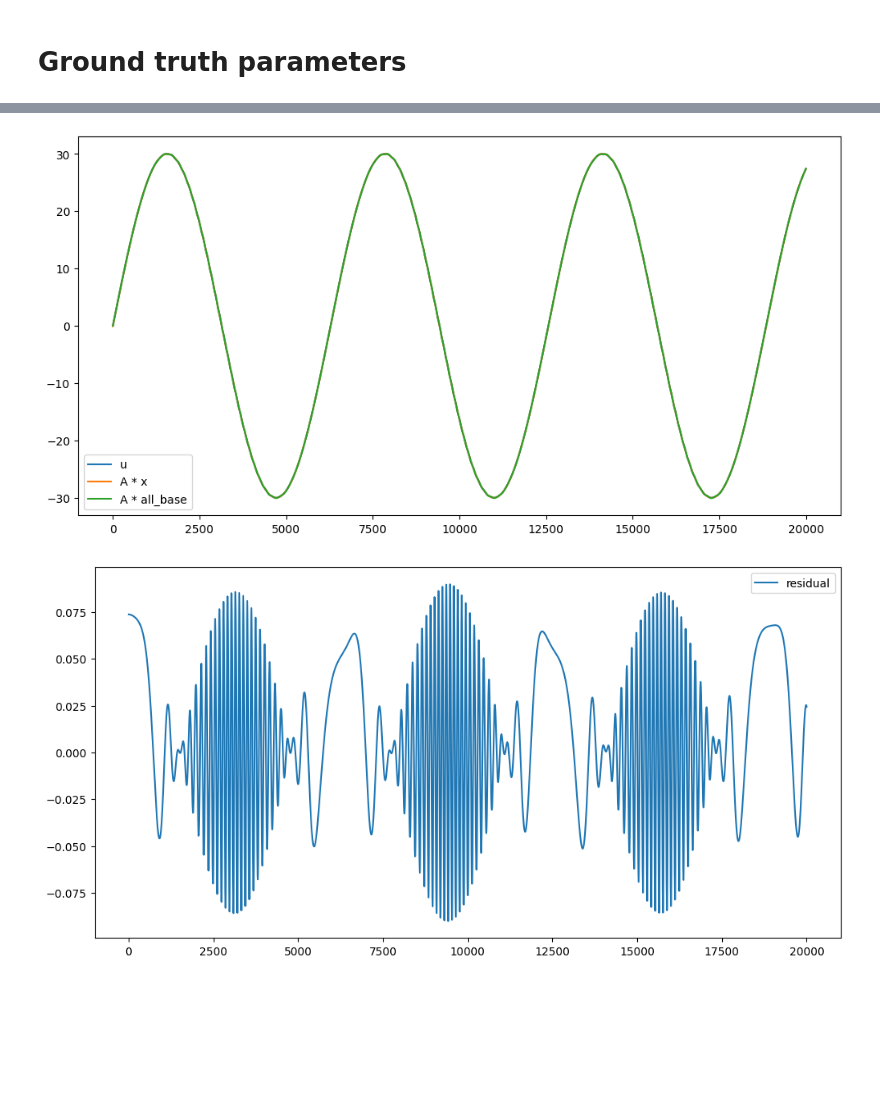
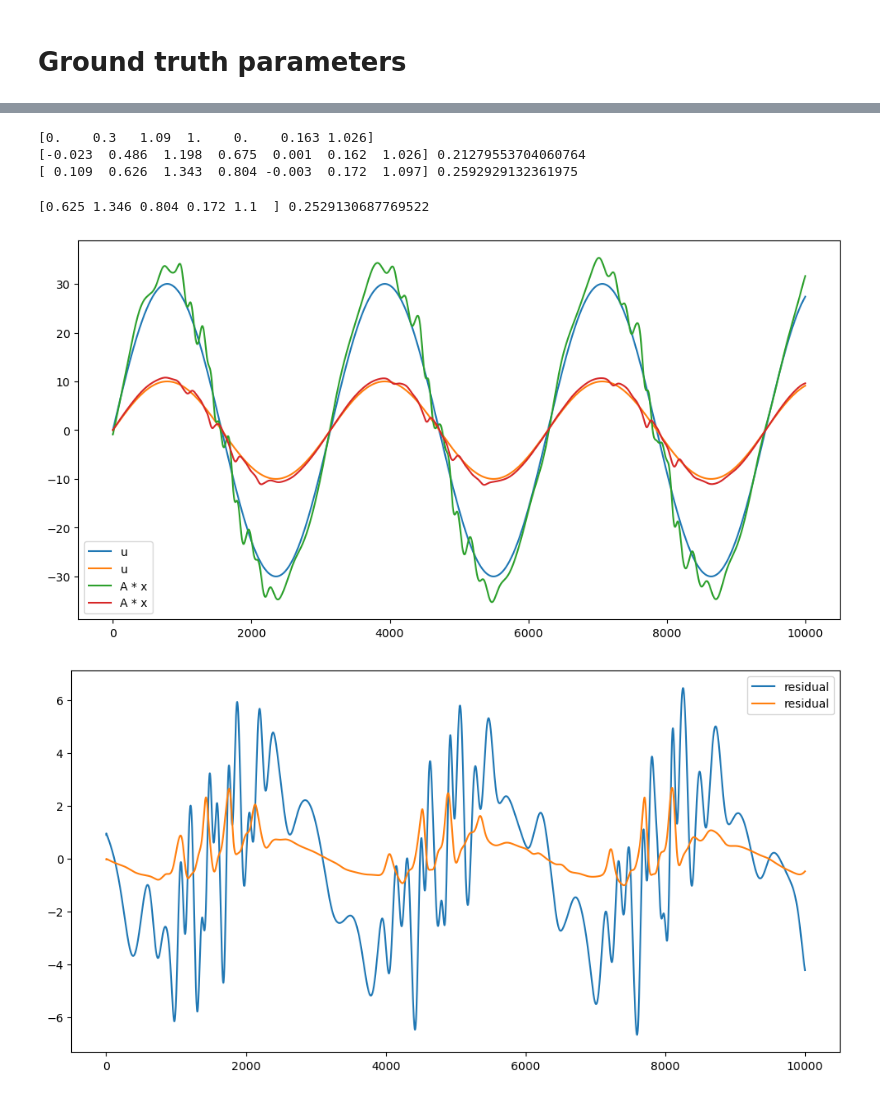
Before and after one commit to lvjonok/s24-stat-tech-analysis, a Jupyter notebook: analysis.ipynb, the cells around one changed output, grey strips where cells are left out. Drawn from its saved outputs; the diff is of its cells as text; code cells hidden in the pictures; blank space fills up the shorter version.

```diff
--- a/analysis.ipynb
+++ b/analysis.ipynb
@@ -18,0 +23,8 @@ log[0].qpin, log[0].vpin, log[0].dv, log[0].u
+# %%
+A = []
+b = []
+
+time = log.time
+# numerically differentitate velocity to obtain acceleration
+all_vel = [log[i].vpin for i in range(len(log))]
+all_vel[0]
@@ -19,15 +33,20 @@ log[0].qpin, log[0].vpin, log[0].dv, log[0].u
 # %%
-A = []
-b = []
+dt = log[1].time - log[0].time
+# all_acc = np.gradient(all_vel, axis=0) / dt
+all_acc = np.diff(all_vel, axis=0) / dt
+# expand the first element
+all_acc = np.vstack([all_acc[0], all_acc])
 
 # for i in range(len(log)):
 for i in range(len(log)):
+    # print(all_acc[i])
     regressor = pin.computeJointTorqueRegressor(
         model,
         data,
         log[i].qpin,
         log[i].vpin,
-        log[i].dv,
+        all_acc[i],
+        # log[i].dv,
     )
 
     # check if regressor is flat
@@ -92,17 +125,52 @@ array([0.  , 0.3 , 1.09])
+# %%
+np.random.seed(42)
+noisy_b = b + np.random.normal(0, 100, size=b.shape)
+# Solve the least square problem
+x_denoise = np.linalg.lstsq(A, b, rcond=None)[0]
+x_noise = np.linalg.lstsq(A, noisy_b, rcond=None)[0]
+with np.printoptions(precision=3, suppress=True):
+
+    e1 = np.linalg.norm(x_denoise - all_base) / np.linalg.norm(all_base)
+    e2 = np.linalg.norm(x_noise - all_base) / np.linalg.norm(all_base)
+    print(all_base)
+    print(x_denoise, e1)
+    print(x_noise, e2)
+# %% [output]
+[0.    0.3   1.09  1.    0.    0.163 1.026]
+[-0.023  0.486  1.198  0.675  0.001  0.162  1.026] 0.21279553704060764
+[ 0.109  0.626  1.343  0.804 -0.003  0.172  1.097] 0.2592929132361975
+# %%
+# try without first column - removed first parameter
+
+A_smaller = np.delete(A, [0, 4], axis=1)
+all_base_reduced = np.delete(all_base, [0, 4], axis=0)
+x_noise_smaller = np.linalg.lstsq(A_smaller, noisy_b, rcond=None)[0]
+
+with np.printoptions(precision=3, suppress=True):
+
+    e3 = np.linalg.norm(x_noise_smaller - all_base_reduced) / np.linalg.norm(
+        all_base_reduced
+    )
+
+    print(x_noise_smaller, e3)
+# %% [output]
+[0.625 1.346 0.804 0.172 1.1  ] 0.2529130687769522
 # %%
 import matplotlib.pyplot as plt
 
 plt.figure(figsize=(12, 6))
-plt.plot(b, label="u")
-plt.plot(A @ x, label="A * x")
-plt.plot(A @ all_base, label="A * all_base")
+plt.plot(b.reshape(-1, model.nv), label="u")
+plt.plot((A @ x_noise).reshape(-1, model.nv), label="A * x")
+# plt.plot((A @ all_base).reshape(-1, model.nv), label="A * all_base")
 plt.legend()
 plt.show()
 
 plt.figure(figsize=(12, 6))
-plt.plot(b - A @ x, label="residual")
+plt.plot(
+    b.reshape(-1, model.nv) - (A @ x_noise).reshape(-1, model.nv), label="residual"
+)
 plt.legend()
 plt.show()
 # %% [output]
-[figure, old version]
+[figure, new version]
-[figure, old version]
+[figure, new version]
```
Also changed, not shown: parts of 14 cells of this notebook, 1 other file.
